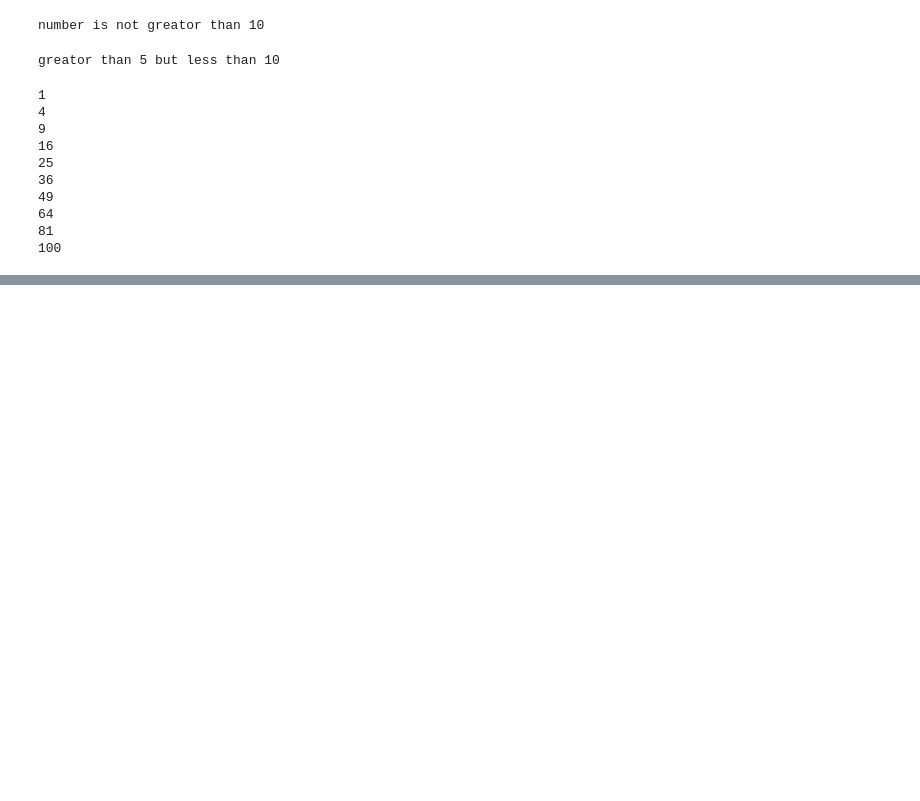
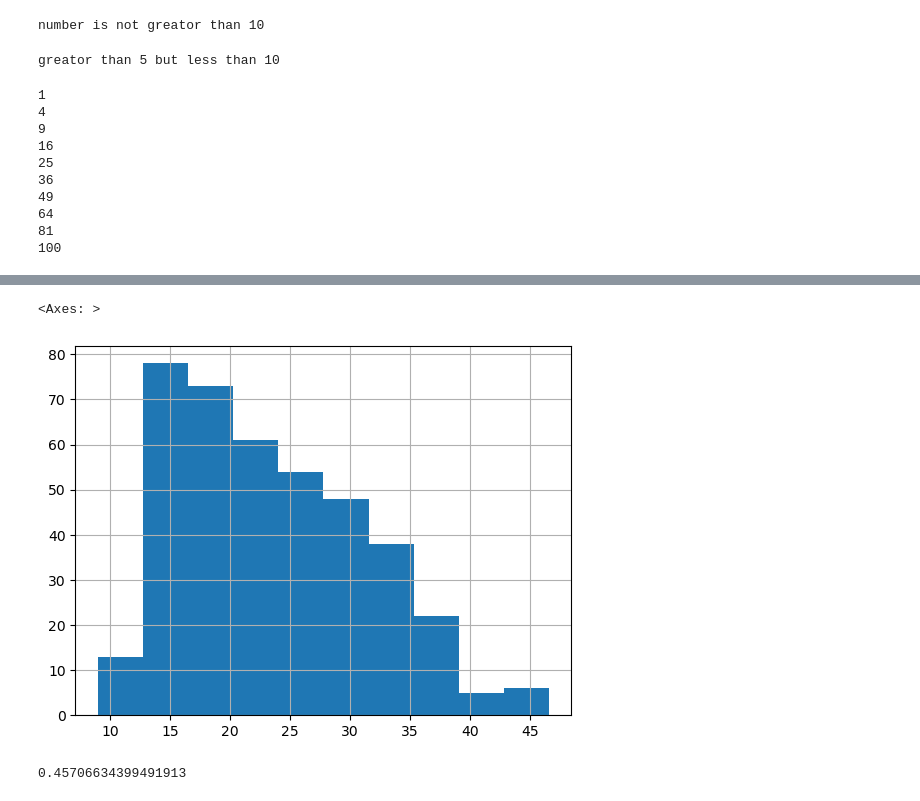
Before and after one commit to anujleo/Data_Analysis, a Jupyter notebook: Work class/ClassWork.ipynb, the cells around one changed output, grey strips where cells are left out. Drawn from its saved outputs; the diff is of its cells as text; code cells hidden in the pictures; blank space fills up the shorter version.

```diff
--- a/Work class/ClassWork.ipynb
+++ b/Work class/ClassWork.ipynb
@@ -274,0 +423,10 @@ None
+# %%
+df['mpg'].hist(
+)
+# %% [output]
+<Axes: >
+[figure, added]
+# %%
+df['mpg'].skew()
+# %% [output]
+0.45706634399491913
```
Also changed, not shown: parts of 117 cells of this notebook, 15 other files.
